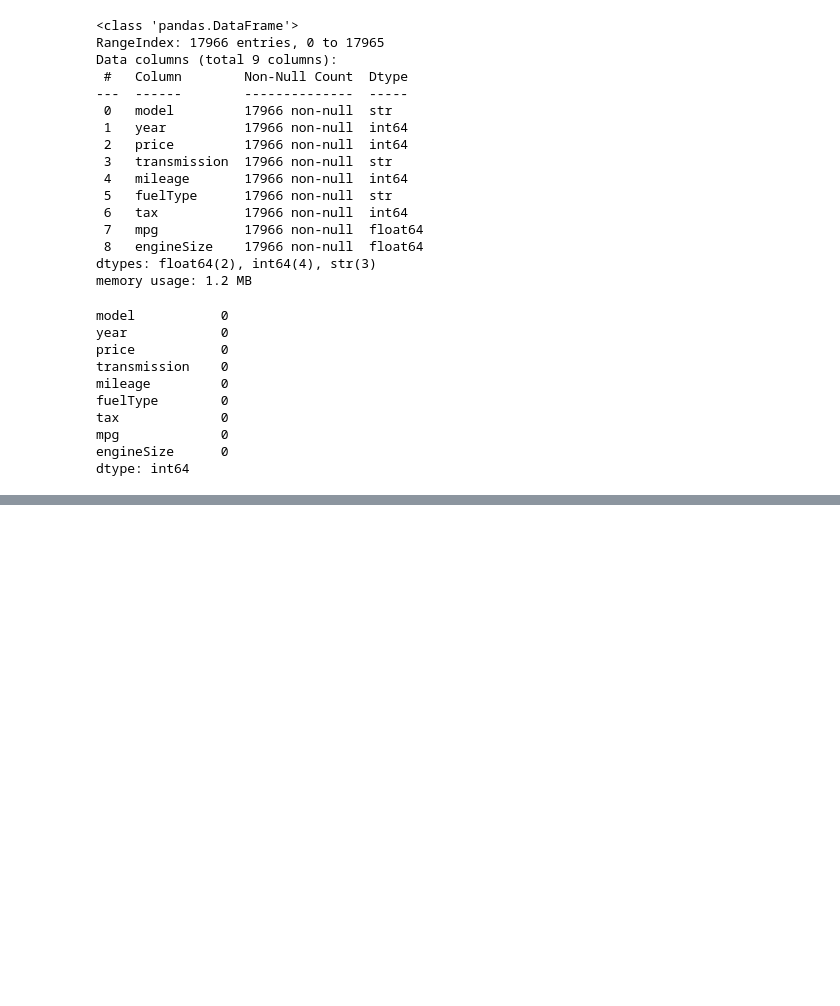
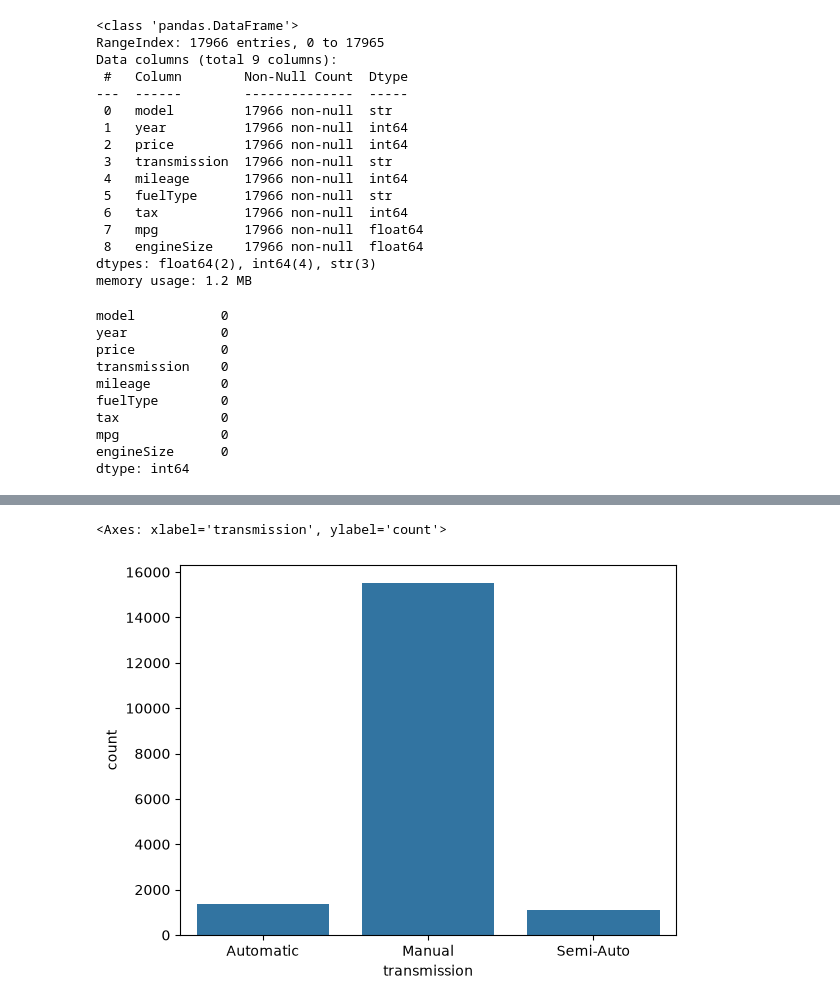
Before and after one commit to subhajit404/Car-Price-Prediction, a Jupyter notebook: main.ipynb, the cells around one changed output, grey strips where cells are left out. Cells and saved outputs as stored; diff of their text form; code cells hidden in the pictures; blank space fills up the shorter version.

```diff
--- a/main.ipynb
+++ b/main.ipynb
@@ -52,0 +113,5 @@ dtype: int64
+# %%
+sns.countplot(x=df['transmission'])
+# %% [output]
+<Axes: xlabel='transmission', ylabel='count'>
+[figure, added]
```
Also changed, not shown: parts of 17 cells of this notebook.
